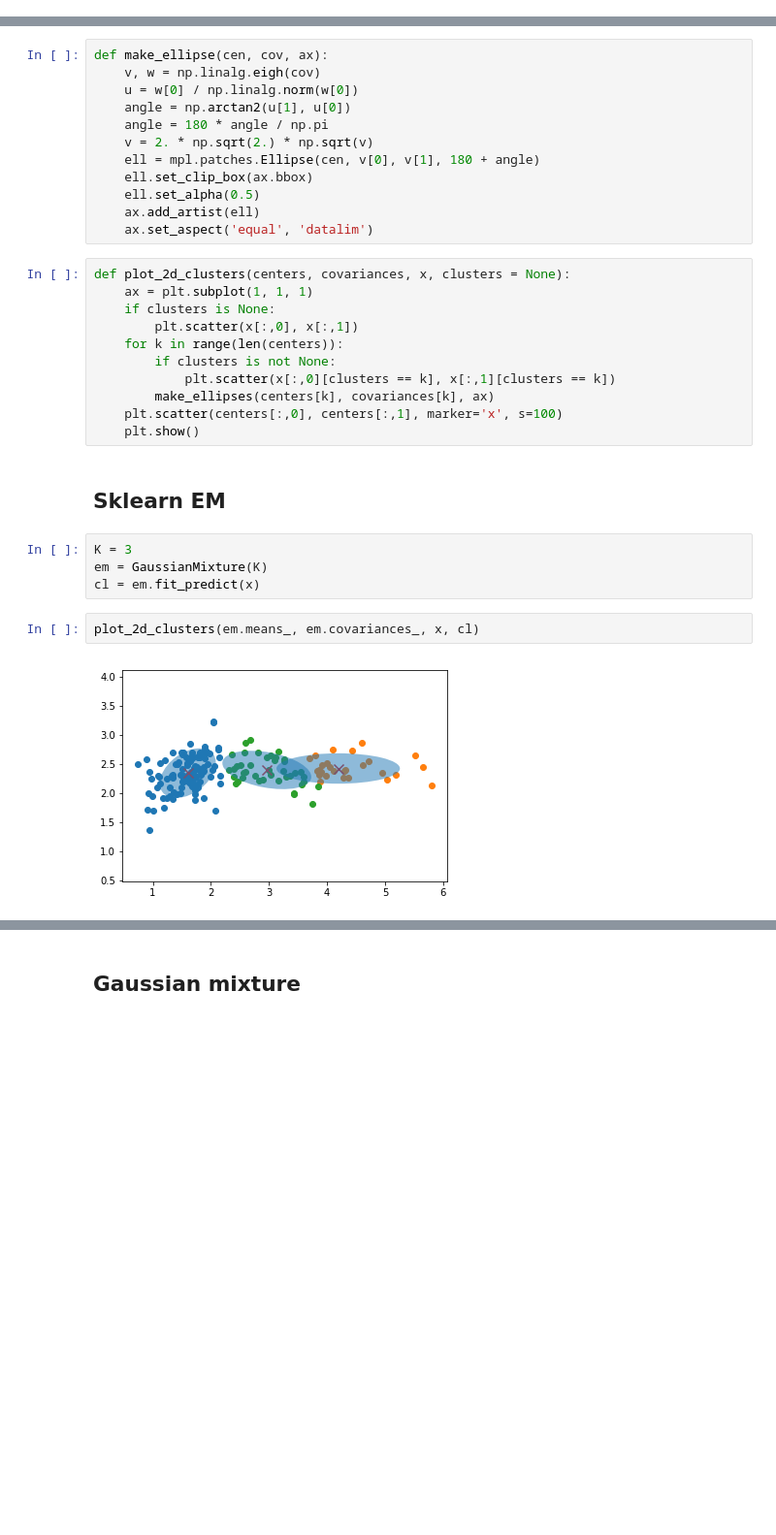
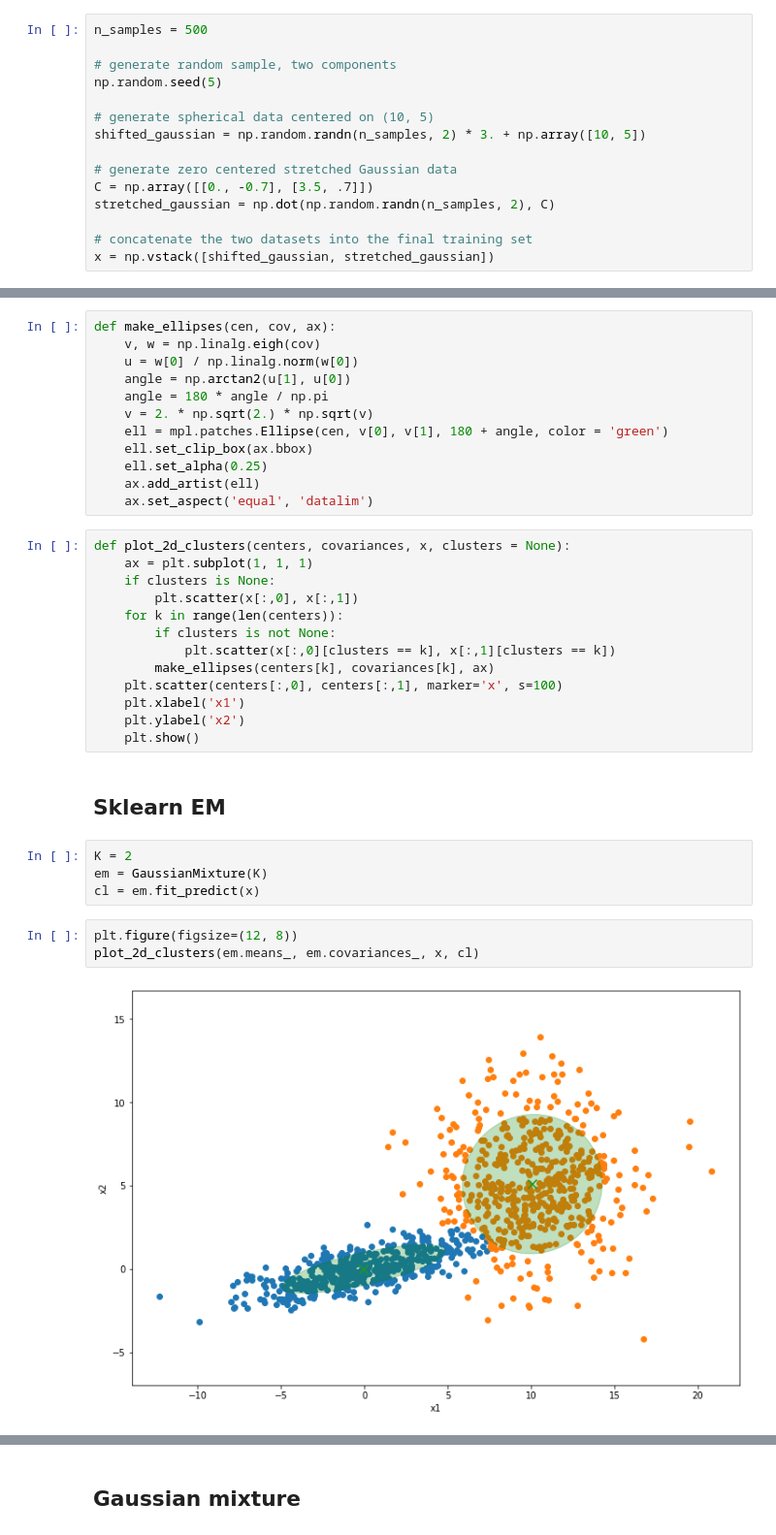
Before and after one commit to valdasraps/ml-examples, a Jupyter notebook: notebooks/Gaussian Mixtures and EM.ipynb, the cells around one changed output, grey strips where cells are left out. Shown: that part at 97% size. Drawn from its saved outputs; the diff is of its cells as text; blank space fills up the shorter version.

```diff
--- a/notebooks/Gaussian Mixtures and EM.ipynb
+++ b/notebooks/Gaussian Mixtures and EM.ipynb
@@ -16 +12,16 @@ x = wine.data[:,[1,2]]
+# %%
+n_samples = 500
+
+# generate random sample, two components
+np.random.seed(5)
+
+# generate spherical data centered on (10, 5)
+shifted_gaussian = np.random.randn(n_samples, 2) * 3. + np.array([10, 5])
+
+# generate zero centered stretched Gaussian data
+C = np.array([[0., -0.7], [3.5, .7]])
+stretched_gaussian = np.dot(np.random.randn(n_samples, 2), C)
+
+# concatenate the two datasets into the final training set
+x = np.vstack([shifted_gaussian, stretched_gaussian])
 # %%
@@ -21,13 +35,13 @@ plt.show()
 # %%
-def make_ellipse(cen, cov, ax):
+def make_ellipses(cen, cov, ax):
     v, w = np.linalg.eigh(cov)
     u = w[0] / np.linalg.norm(w[0])
     angle = np.arctan2(u[1], u[0])
     angle = 180 * angle / np.pi
     v = 2. * np.sqrt(2.) * np.sqrt(v)
-    ell = mpl.patches.Ellipse(cen, v[0], v[1], 180 + angle)
+    ell = mpl.patches.Ellipse(cen, v[0], v[1], 180 + angle, color = 'green')
     ell.set_clip_box(ax.bbox)
-    ell.set_alpha(0.5)
+    ell.set_alpha(0.25)
     ax.add_artist(ell)
     ax.set_aspect('equal', 'datalim')
 # %%
@@ -40,14 +54,17 @@ def plot_2d_clusters(centers, covariances, x, clusters = None):
             plt.scatter(x[:,0][clusters == k], x[:,1][clusters == k])
         make_ellipses(centers[k], covariances[k], ax)
     plt.scatter(centers[:,0], centers[:,1], marker='x', s=100)
+    plt.xlabel('x1')
+    plt.ylabel('x2')
     plt.show()
 # %% [markdown]
 ## Sklearn EM
 # %%
-K = 3
+K = 2
 em = GaussianMixture(K)
 cl = em.fit_predict(x)
 # %%
+plt.figure(figsize=(12, 8))
 plot_2d_clusters(em.means_, em.covariances_, x, cl)
 # %% [output]
-[figure, old version]
+[figure, new version]
```
Also changed, not shown: parts of 47 cells of this notebook, 12 other files.
